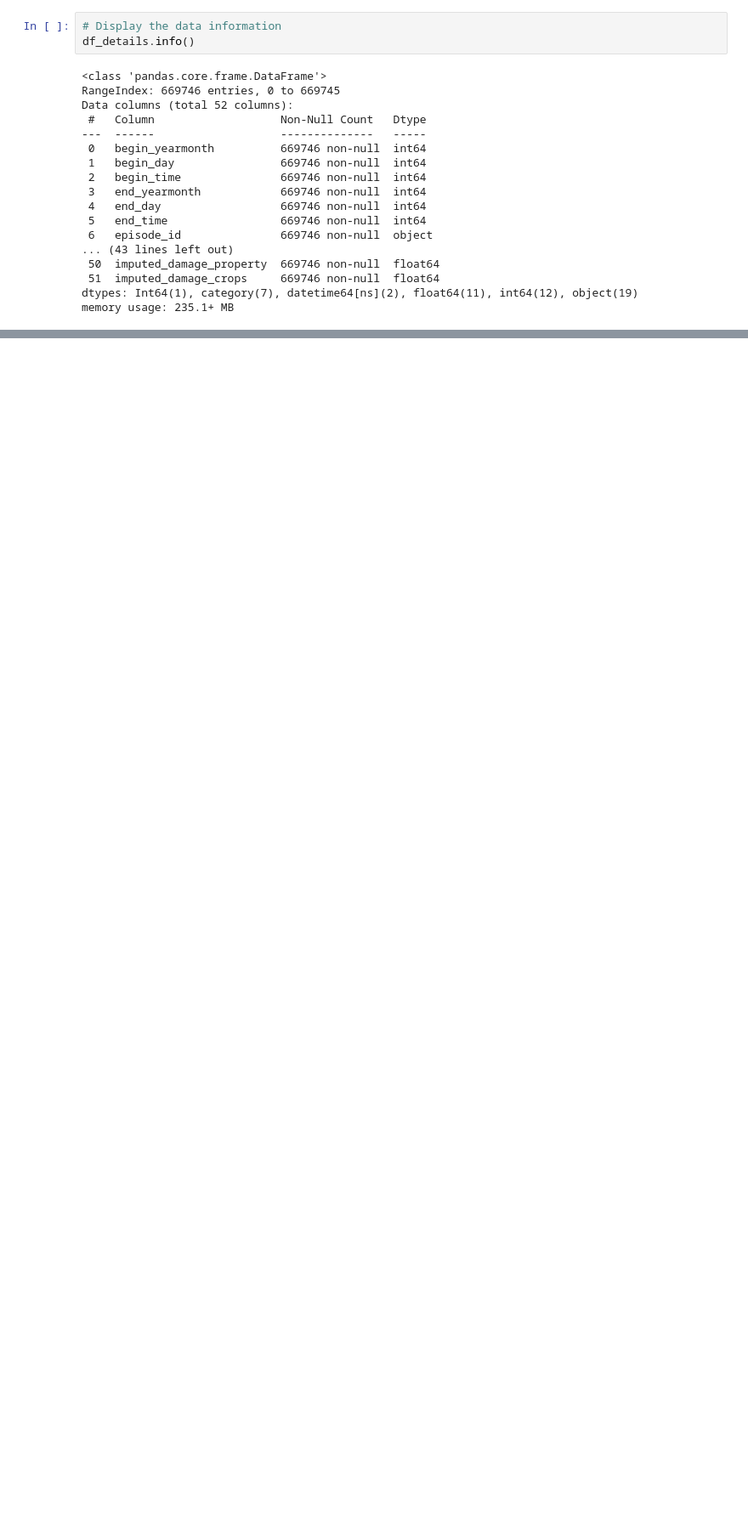
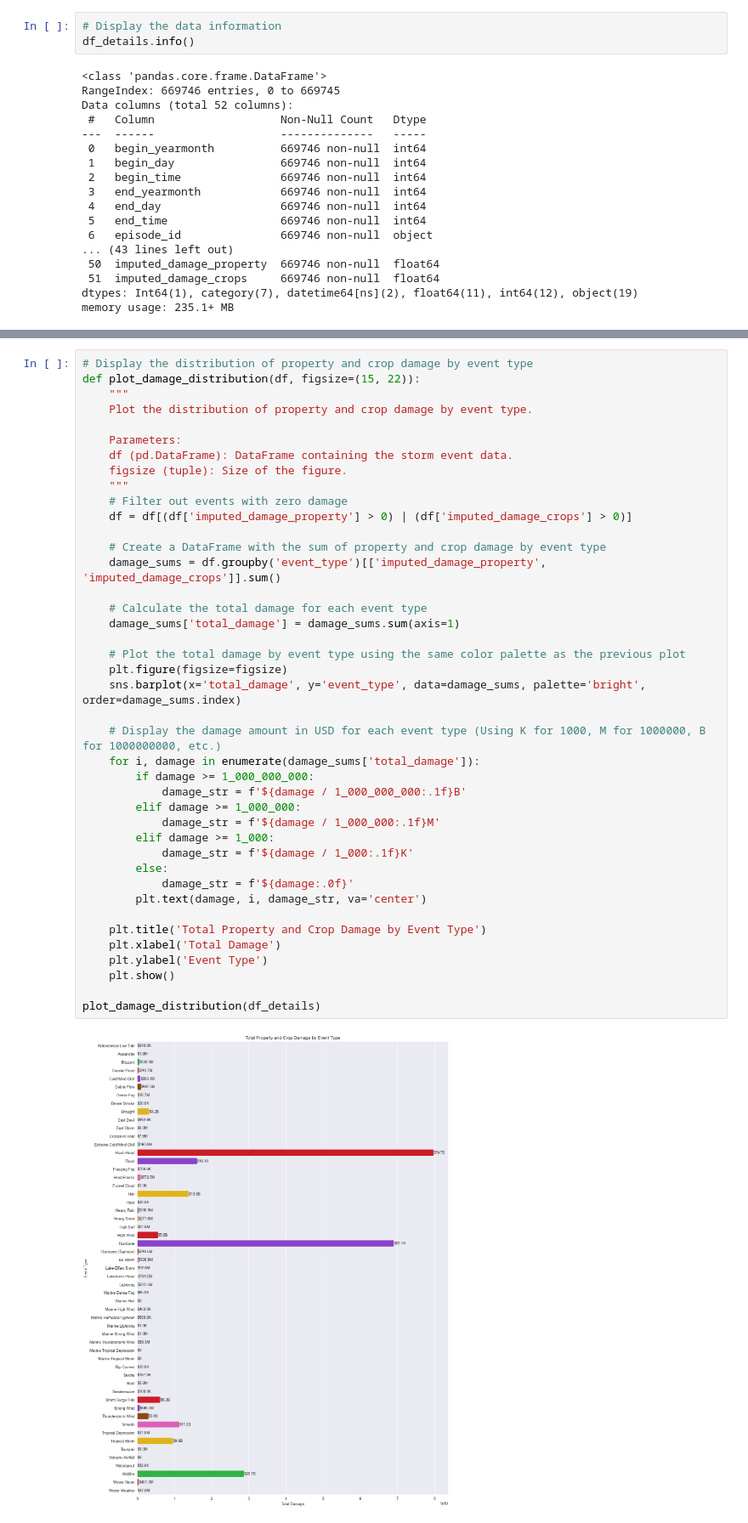
Before and after one commit to quiinthieu/us-storm-events, a Jupyter notebook: sample_part_1.ipynb, the cells around one changed output, grey strips where cells are left out. Shown at 85% size. Cells and saved outputs as stored; diff of their text form; blank space fills up the shorter version.

```diff
--- a/sample_part_1.ipynb
+++ b/sample_part_1.ipynb
@@ -637,0 +691,43 @@ df_details.describe()
+# %%
+# Display the distribution of property and crop damage by event type
+def plot_damage_distribution(df, figsize=(15, 22)):
+    """
+    Plot the distribution of property and crop damage by event type.
+
+    Parameters:
+    df (pd.DataFrame): DataFrame containing the storm event data.
+    figsize (tuple): Size of the figure.
+    """
+    # Filter out events with zero damage
+    df = df[(df['imputed_damage_property'] > 0) | (df['imputed_damage_crops'] > 0)]
+
+    # Create a DataFrame with the sum of property and crop damage by event type
+    damage_sums = df.groupby('event_type')[['imputed_damage_property', 'imputed_damage_crops']].sum()
+
+    # Calculate the total damage for each event type
+    damage_sums['total_damage'] = damage_sums.sum(axis=1)
+
+    # Plot the total damage by event type using the same color palette as the previous plot
+    plt.figure(figsize=figsize)
+    sns.barplot(x='total_damage', y='event_type', data=damage_sums, palette='bright', order=damage_sums.index)
+
+    # Display the damage amount in USD for each event type (Using K for 1000, M for 1000000, B for 1000000000, etc.)
+    for i, damage in enumerate(damage_sums['total_damage']):
+        if damage >= 1_000_000_000:
+            damage_str = f'${damage / 1_000_000_000:.1f}B'
+        elif damage >= 1_000_000:
+            damage_str = f'${damage / 1_000_000:.1f}M'
+        elif damage >= 1_000:
+            damage_str = f'${damage / 1_000:.1f}K'
+        else:
+            damage_str = f'${damage:.0f}'
+        plt.text(damage, i, damage_str, va='center')
+
+    plt.title('Total Property and Crop Damage by Event Type')
+    plt.xlabel('Total Damage')
+    plt.ylabel('Event Type')
+    plt.show()
+
+plot_damage_distribution(df_details)
+# %% [output]
+[figure, added]
```
Also changed, not shown: parts of 10 cells of this notebook, 2 other files.
